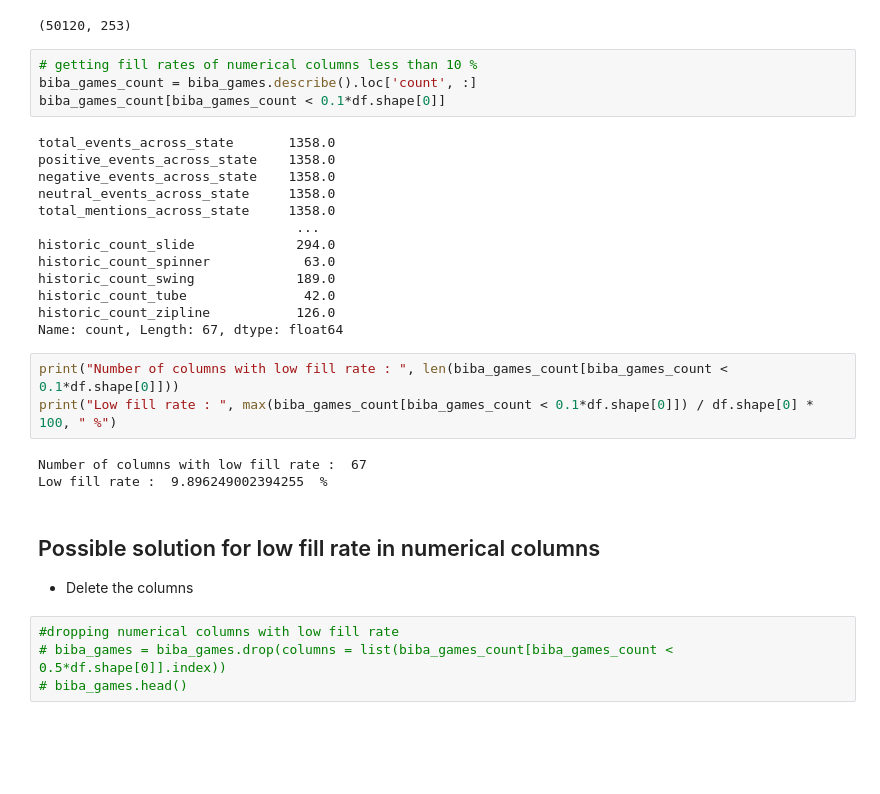
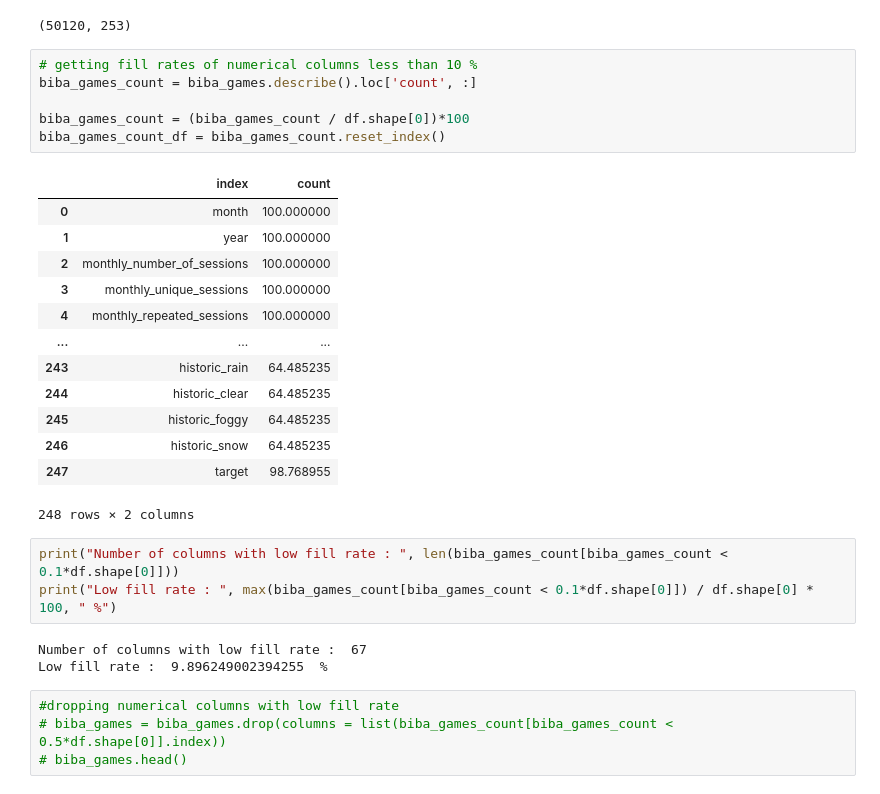
Before and after one commit to saurav193/capstone_BIBA, a Jupyter notebook: eda/eda_biba.ipynb, the cells around one changed output. Cells and saved outputs as stored; diff of their text form; blank space fills up the shorter version.

Commit message:
updated census and biba eda

```diff
--- a/eda/eda_biba.ipynb
+++ b/eda/eda_biba.ipynb
@@ -51,29 +153,29 @@ biba_games.shape
 # %%
 # getting fill rates of numerical columns less than 10 %
 biba_games_count = biba_games.describe().loc['count', :]
-biba_games_count[biba_games_count < 0.1*df.shape[0]]
+
+biba_games_count = (biba_games_count / df.shape[0])*100
+biba_games_count_df = biba_games_count.reset_index()
 # %% [output]
+|  | index | count |
+| 0 | month | 100.000000 |
+| 1 | year | 100.000000 |
+| 2 | monthly_number_of_sessions | 100.000000 |
+| 3 | monthly_unique_sessions | 100.000000 |
+| 4 | monthly_repeated_sessions | 100.000000 |
+| ... | ... | ... |
+| 243 | historic_rain | 64.485235 |
+| 244 | historic_clear | 64.485235 |
+| 245 | historic_foggy | 64.485235 |
+| 246 | historic_snow | 64.485235 |
+| 247 | target | 98.768955 |
-total_events_across_state       1358.0
-positive_events_across_state    1358.0
-negative_events_across_state    1358.0
-neutral_events_across_state     1358.0
-total_mentions_across_state     1358.0
-                                 ...
-historic_count_slide             294.0
-historic_count_spinner            63.0
-historic_count_swing             189.0
-historic_count_tube               42.0
-historic_count_zipline           126.0
-Name: count, Length: 67, dtype: float64
+248 rows × 2 columns
 # %%
 print("Number of columns with low fill rate : ", len(biba_games_count[biba_games_count < 0.1*df.shape[0]]))
 print("Low fill rate : ", max(biba_games_count[biba_games_count < 0.1*df.shape[0]]) / df.shape[0] * 100, " %")
 # %% [output]
 Number of columns with low fill rate :  67
 Low fill rate :  9.896249002394255  %
-# %% [markdown]
-## Possible solution for low fill rate in numerical columns
-- Delete the columns
 # %%
 #dropping numerical columns with low fill rate
 # biba_games = biba_games.drop(columns = list(biba_games_count[biba_games_count < 0.5*df.shape[0]].index))
```
Also changed, not shown: parts of 26 cells of this notebook, 1 other file.
